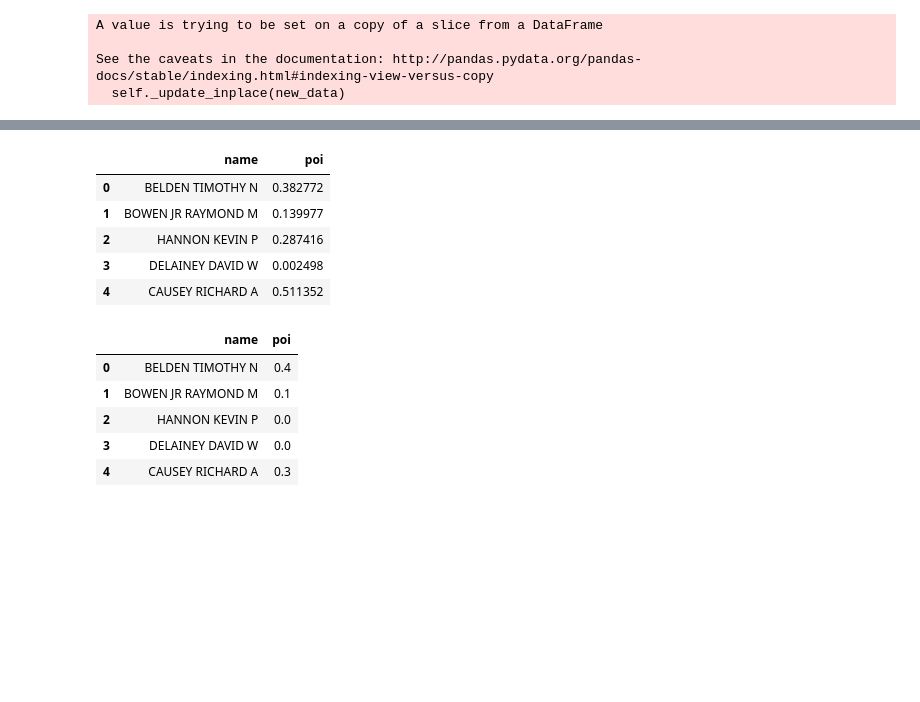
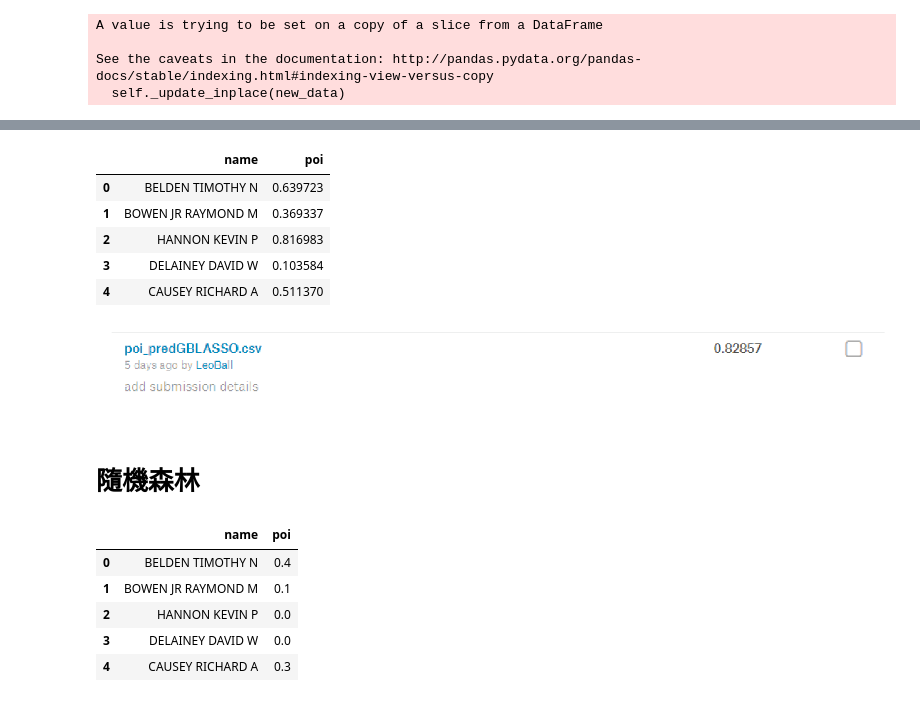
Before and after one commit to all15963/ML100-Days, a Jupyter notebook: Homework/Day_049-053_midterm.ipynb, the cells around one changed output, grey strips where cells are left out. Saved outputs shown, nothing was run; the diff lists cells and outputs as text; code cells hidden in the pictures; blank space fills up the shorter version.

```diff
--- a/Homework/Day_049-053_midterm.ipynb
+++ b/Homework/Day_049-053_midterm.ipynb
@@ -441,6 +445,4 @@ all_data['total_payments'] = np.log1p(all_data['total_payments'])
 all_data['total_stock_value'] = np.log1p(all_data['total_stock_value'])
 all_data['exercised_stock_options'] = np.log1p(all_data['exercised_stock_options'])
 all_data['salary'] = np.log1p(all_data['salary'])
-# %%
-all_data[numeric_columns] = np.log1p(all_data[numeric_columns])
 # %%
@@ -520,4 +559,5 @@ from sklearn.ensemble import GradientBoostingRegressor
 # %%
+train = pd.read_csv(data_path + 'train_data.csv')
 # 建立模型
 clf = GradientBoostingRegressor()
 
@@ -526,3 +566,35 @@ clf.fit(df_tr, train['poi'])
 
 # 預測測試集
 y_pred = clf.predict(df_te)
+# %%
+boost = clf
+X_train_leaves = boost.apply(df_tr.values)
+X_test_leaves = boost.apply(df_te.values)
+
+# 訓練樣本個數
+train_rows = X_train_leaves.shape[0]
+# 合併編碼後的訓練數據和測試數據
+X_leaves = np.concatenate((X_train_leaves, X_test_leaves), axis=0)
+X_leaves = X_leaves.astype(np.int32)
+(rows, cols) = X_leaves.shape
+
+
+
+# 對所有特徵進行ont-hot編碼
+xgbenc = OneHotEncoder()
+X_trans = xgbenc.fit_transform(X_leaves)
+
+
+
+
+
+
+# 建立模型
+lr = linear_model.Lasso(alpha=0.0001)
+# 組合特徵
+X_train_ext = hstack([X_trans[:train_rows, :], df_tr])
+X_test_ext = hstack([X_trans[train_rows:, :], df_te])
+# 訓練模型
+lr.fit(X_train_ext, train['poi'])
+# 預測測試集
+y_pred = lr.predict(X_test_ext)
@@ -529,14 +605,15 @@ y_pred = clf.predict(df_te)
 # %%
+test = pd.read_csv(data_path + 'test_features.csv')
 data = {'name': test['name']}
 submit = pd.DataFrame(data)
 submit['poi'] = abs(y_pred)
 
 submit.head()
 # %% [output]
 |  | name | poi |
-| 0 | BELDEN TIMOTHY N | 0.382772 |
-| 1 | BOWEN JR RAYMOND M | 0.139977 |
-| 2 | HANNON KEVIN P | 0.287416 |
-| 3 | DELAINEY DAVID W | 0.002498 |
-| 4 | CAUSEY RICHARD A | 0.511352 |
+| 0 | BELDEN TIMOTHY N | 0.639723 |
+| 1 | BOWEN JR RAYMOND M | 0.369337 |
+| 2 | HANNON KEVIN P | 0.816983 |
+| 3 | DELAINEY DAVID W | 0.103584 |
+| 4 | CAUSEY RICHARD A | 0.511370 |
 # %%
@@ -544,3 +621,13 @@ submit.to_csv('poi_predGB.csv', index = False)
+# %%
+plt.figure(figsize=(24,24))
+gb = mpimg.imread('gb_lasso.png')
+plt.imshow(gb)
+plt.axis('off') # 不顯示座標軸
+plt.show()
+# %% [output]
+[figure, added]
+# %% [markdown]
+# 隨機森林
 # %%
 from sklearn.ensemble import RandomForestClassifier,RandomForestRegressor
 # %%
```
Also changed, not shown: parts of 25 cells of this notebook.
